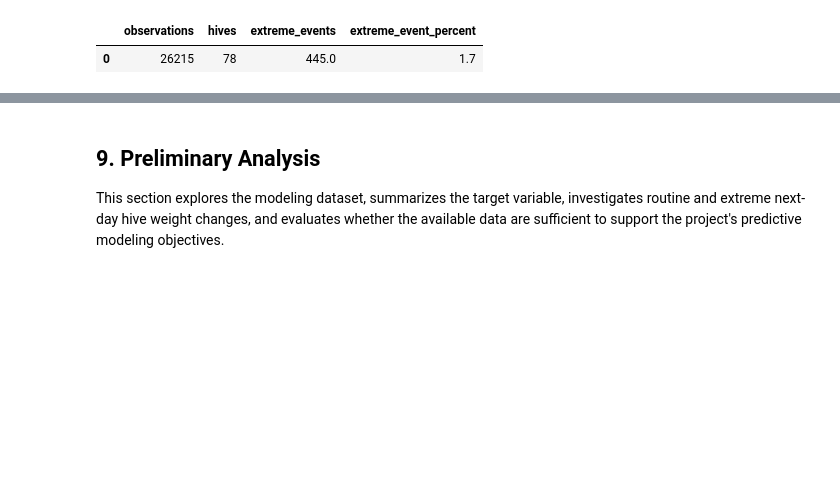
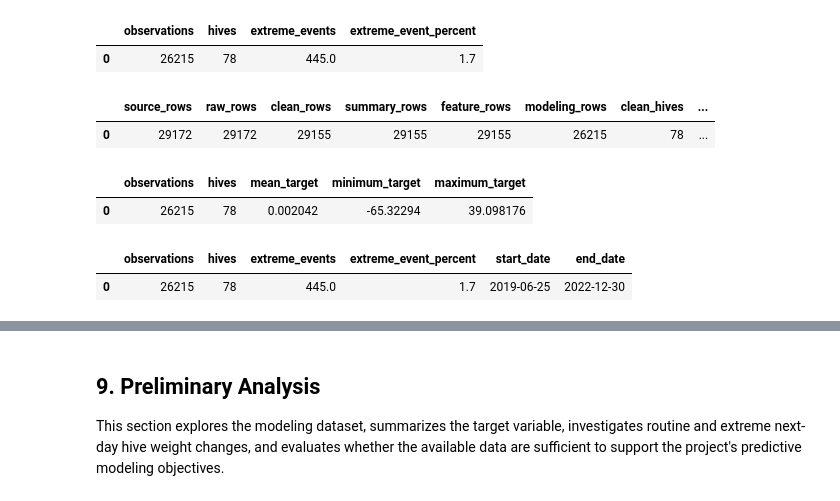
Before and after one commit to stephfn/honey-yield-predictive-model, a Jupyter notebook: Stephanie_Work/Honey_Project_Pipeline.ipynb, the cells around one changed output, grey strips where cells are left out. Drawn from its saved outputs; the diff is of its cells as text; code cells hidden in the pictures; blank space fills up the shorter version.

Commit message:
Improve reproducibility and validate modeling pipeline

```diff
--- a/Stephanie_Work/Honey_Project_Pipeline.ipynb
+++ b/Stephanie_Work/Honey_Project_Pipeline.ipynb
@@ -676,3 +665,66 @@ model_summary
 # %% [output]
 |  | observations | hives | extreme_events | extreme_event_percent |
 | 0 | 26215 | 78 | 445.0 | 1.7 |
+# %%
+consistency_check = con.execute("""
+SELECT
+    (SELECT COUNT(*) FROM bob_sensor_source) AS source_rows,
+    (SELECT COUNT(*) FROM honey_daily_raw) AS raw_rows,
+    (SELECT COUNT(*) FROM honey_daily_clean) AS clean_rows,
+    (SELECT COUNT(*) FROM honey_daily_summary) AS summary_rows,
+    (SELECT COUNT(*) FROM honey_feature_candidates) AS feature_rows,
+    (SELECT COUNT(*) FROM honey_model) AS modeling_rows,
+
+    (SELECT COUNT(DISTINCT hive_id) FROM honey_daily_clean) AS clean_hives,
+    (SELECT COUNT(DISTINCT hive_id) FROM honey_model) AS modeling_hives,
+
+    (SELECT COUNT(*)
+     FROM (
+         SELECT hive_id, measurement_date
+         FROM honey_daily_summary
+         GROUP BY hive_id, measurement_date
+         HAVING COUNT(*) > 1
+     )) AS duplicate_hive_dates,
+
+    (SELECT COUNT(*)
+     FROM honey_model
+     WHERE days_since_previous_observation <> 1
+        OR days_to_next_observation <> 1) AS invalid_calendar_gaps
+""").df()
+
+consistency_check
+# %% [output]
+|  | source_rows | raw_rows | clean_rows | summary_rows | feature_rows | modeling_rows | clean_hives | ... |
+| 0 | 29172 | 29172 | 29155 | 29155 | 29155 | 26215 | 78 | ... |
+# %%
+con.execute("""
+SELECT
+    COUNT(*) AS observations,
+    COUNT(DISTINCT hive_id) AS hives,
+    AVG(target_next_day_weight_change_kg) AS mean_target,
+    MIN(target_next_day_weight_change_kg) AS minimum_target,
+    MAX(target_next_day_weight_change_kg) AS maximum_target
+FROM honey_model;
+""").df()
+# %% [output]
+|  | observations | hives | mean_target | minimum_target | maximum_target |
+| 0 | 26215 | 78 | 0.002042 | -65.32294 | 39.098176 |
+# %%
+final_validation = con.execute("""
+SELECT
+    COUNT(*) AS observations,
+    COUNT(DISTINCT hive_id) AS hives,
+    SUM(CASE WHEN extreme_weight_change_flag THEN 1 ELSE 0 END) AS extreme_events,
+    ROUND(
+        100.0 * SUM(CASE WHEN extreme_weight_change_flag THEN 1 ELSE 0 END) / COUNT(*),
+        2
+    ) AS extreme_event_percent,
+    MIN(measurement_date) AS start_date,
+    MAX(measurement_date) AS end_date
+FROM honey_model;
+""").df()
+
+final_validation
+# %% [output]
+|  | observations | hives | extreme_events | extreme_event_percent | start_date | end_date |
+| 0 | 26215 | 78 | 445.0 | 1.7 | 2019-06-25 | 2022-12-30 |
```
Also changed, not shown: parts of 15 cells of this notebook.
